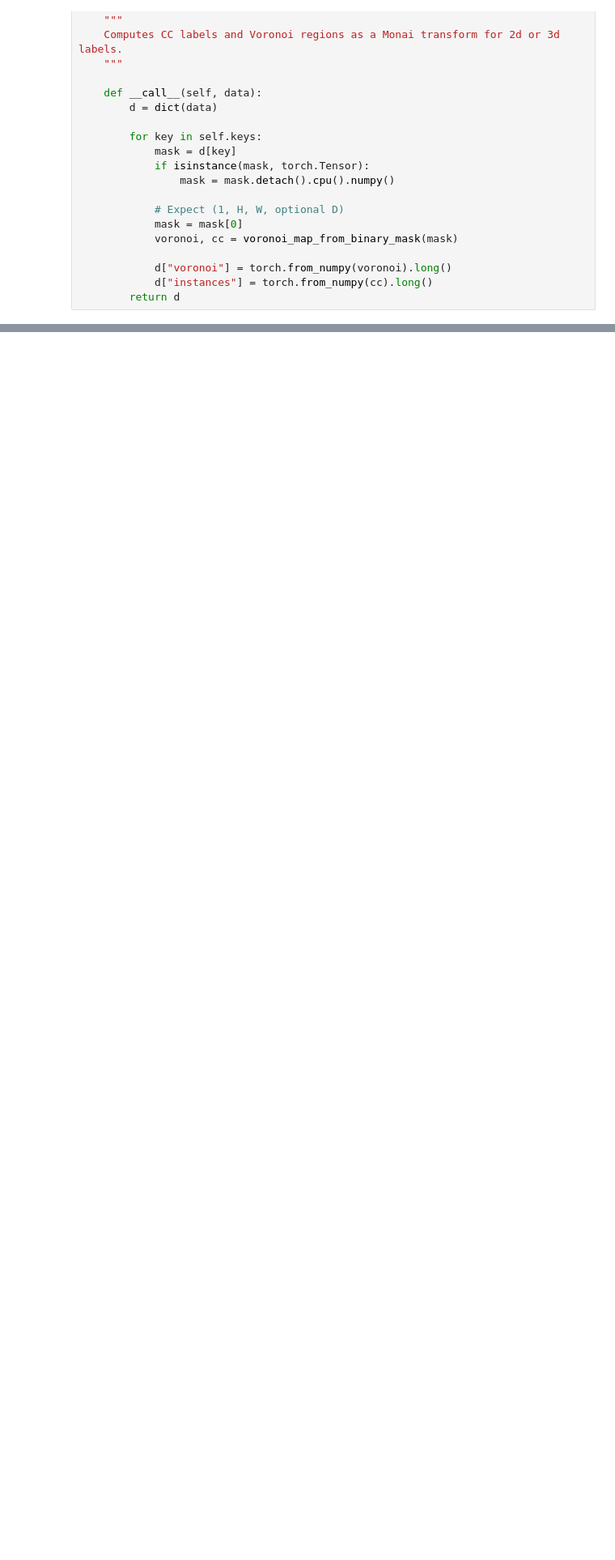
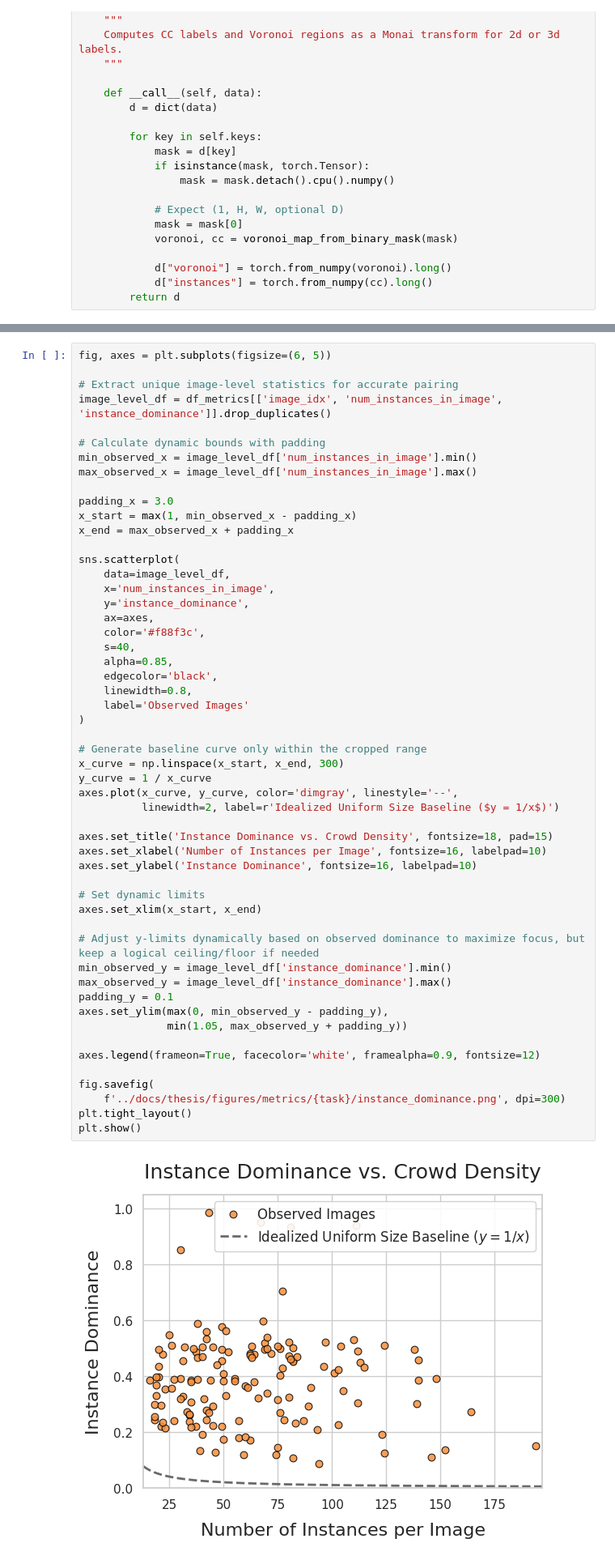
Before and after one commit to ossner/VoronoiLoss, a Jupyter notebook: notebooks/dataset_instance_metrics.ipynb, the cells around one changed output, grey strips where cells are left out. Shown at 81% size. Drawn from its saved outputs; the diff is of its cells as text; blank space fills up the shorter version.

```diff
--- a/notebooks/dataset_instance_metrics.ipynb
+++ b/notebooks/dataset_instance_metrics.ipynb
@@ -315,0 +495,55 @@ print(df_metrics.head())
+# %%
+fig, axes = plt.subplots(figsize=(6, 5))
+
+# Extract unique image-level statistics for accurate pairing
+image_level_df = df_metrics[['image_idx', 'num_instances_in_image', 'instance_dominance']].drop_duplicates()
+
+# Calculate dynamic bounds with padding
+min_observed_x = image_level_df['num_instances_in_image'].min()
+max_observed_x = image_level_df['num_instances_in_image'].max()
+
+padding_x = 3.0
+x_start = max(1, min_observed_x - padding_x)
+x_end = max_observed_x + padding_x
+
+sns.scatterplot(
+    data=image_level_df,
+    x='num_instances_in_image',
+    y='instance_dominance',
+    ax=axes,
+    color='#f88f3c',
+    s=40,
+    alpha=0.85,
+    edgecolor='black',
+    linewidth=0.8,
+    label='Observed Images'
+)
+
+# Generate baseline curve only within the cropped range
+x_curve = np.linspace(x_start, x_end, 300)
+y_curve = 1 / x_curve
+axes.plot(x_curve, y_curve, color='dimgray', linestyle='--',
+          linewidth=2, label=r'Idealized Uniform Size Baseline ($y = 1/x$)')
+
+axes.set_title('Instance Dominance vs. Crowd Density', fontsize=18, pad=15)
+axes.set_xlabel('Number of Instances per Image', fontsize=16, labelpad=10)
+axes.set_ylabel('Instance Dominance', fontsize=16, labelpad=10)
+
+# Set dynamic limits
+axes.set_xlim(x_start, x_end)
+
+# Adjust y-limits dynamically based on observed dominance to maximize focus, but keep a logical ceiling/floor if needed
+min_observed_y = image_level_df['instance_dominance'].min()
+max_observed_y = image_level_df['instance_dominance'].max()
+padding_y = 0.1
+axes.set_ylim(max(0, min_observed_y - padding_y),
+              min(1.05, max_observed_y + padding_y))
+
+axes.legend(frameon=True, facecolor='white', framealpha=0.9, fontsize=12)
+
+fig.savefig(
+    f'../docs/thesis/figures/metrics/{task}/instance_dominance.png', dpi=300)
+plt.tight_layout()
+plt.show()
+# %% [output]
+[figure, added]
```
Also changed, not shown: parts of 7 cells of this notebook.
